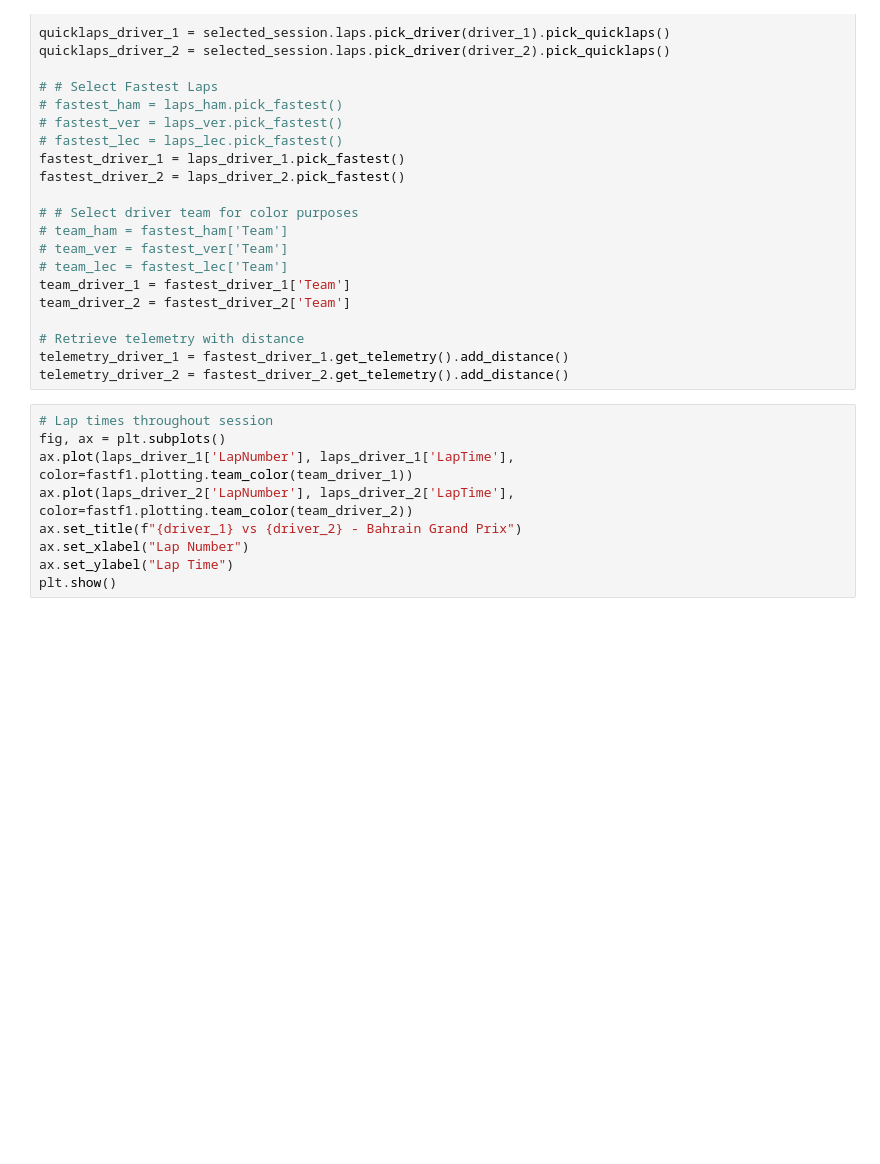
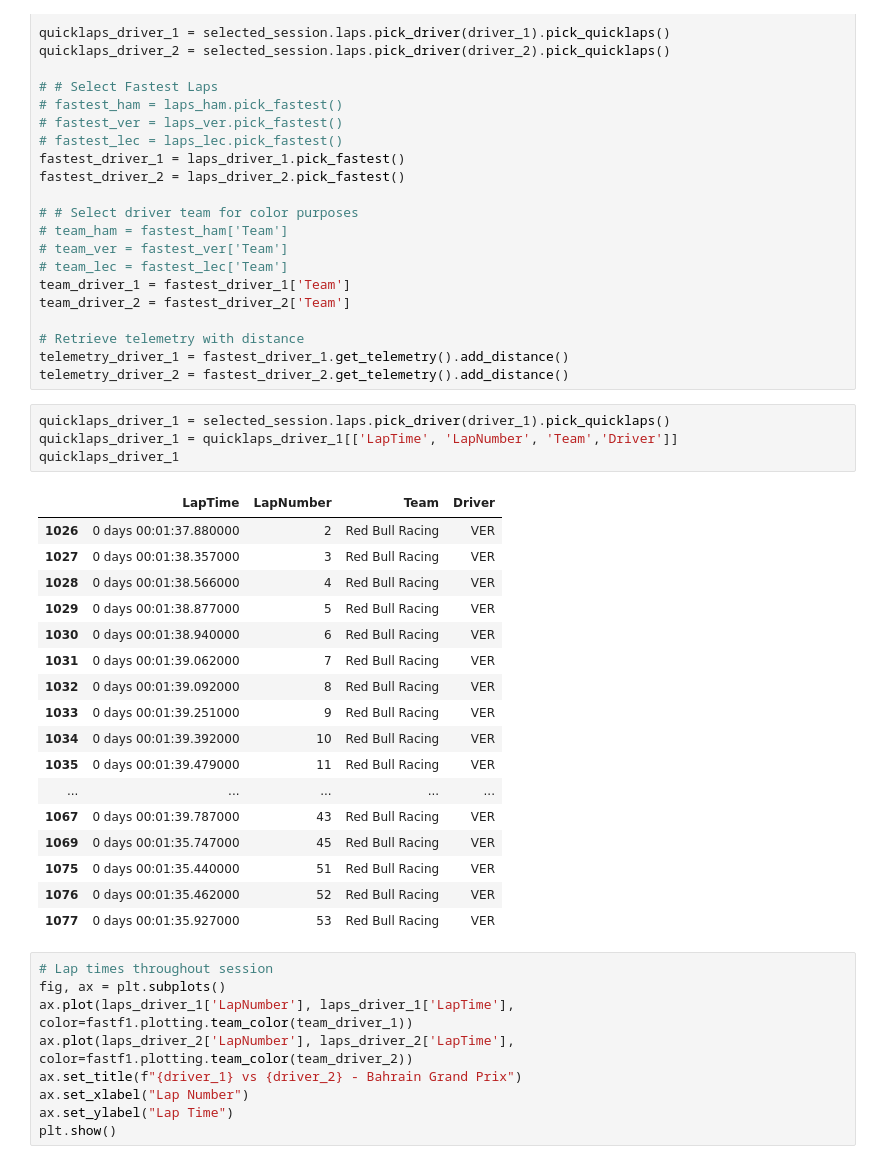
Before and after one commit to SamBurky/formula1-telemetry, a Jupyter notebook: Telemetry/telemetrybasics.ipynb, the cells around one changed output. Cells and saved outputs as stored; diff of their text form; blank space fills up the shorter version.

```diff
--- a/Telemetry/telemetrybasics.ipynb
+++ b/Telemetry/telemetrybasics.ipynb
@@ -79,6 +79,28 @@ team_driver_2 = fastest_driver_2['Team']
 # Retrieve telemetry with distance
 telemetry_driver_1 = fastest_driver_1.get_telemetry().add_distance()
 telemetry_driver_2 = fastest_driver_2.get_telemetry().add_distance()
+# %%
+quicklaps_driver_1 = selected_session.laps.pick_driver(driver_1).pick_quicklaps()
+quicklaps_driver_1 = quicklaps_driver_1[['LapTime', 'LapNumber', 'Team','Driver']]
+quicklaps_driver_1
+# %% [output]
+|  | LapTime | LapNumber | Team | Driver |
+| 1026 | 0 days 00:01:37.880000 | 2 | Red Bull Racing | VER |
+| 1027 | 0 days 00:01:38.357000 | 3 | Red Bull Racing | VER |
+| 1028 | 0 days 00:01:38.566000 | 4 | Red Bull Racing | VER |
+| 1029 | 0 days 00:01:38.877000 | 5 | Red Bull Racing | VER |
+| 1030 | 0 days 00:01:38.940000 | 6 | Red Bull Racing | VER |
+| 1031 | 0 days 00:01:39.062000 | 7 | Red Bull Racing | VER |
+| 1032 | 0 days 00:01:39.092000 | 8 | Red Bull Racing | VER |
+| 1033 | 0 days 00:01:39.251000 | 9 | Red Bull Racing | VER |
+| 1034 | 0 days 00:01:39.392000 | 10 | Red Bull Racing | VER |
+| 1035 | 0 days 00:01:39.479000 | 11 | Red Bull Racing | VER |
+| ... | ... | ... | ... | ... |
+| 1067 | 0 days 00:01:39.787000 | 43 | Red Bull Racing | VER |
+| 1069 | 0 days 00:01:35.747000 | 45 | Red Bull Racing | VER |
+| 1075 | 0 days 00:01:35.440000 | 51 | Red Bull Racing | VER |
+| 1076 | 0 days 00:01:35.462000 | 52 | Red Bull Racing | VER |
+| 1077 | 0 days 00:01:35.927000 | 53 | Red Bull Racing | VER |
 # %%
 # Lap times throughout session
 fig, ax = plt.subplots()
```
Also changed, not shown: 7 other files.
